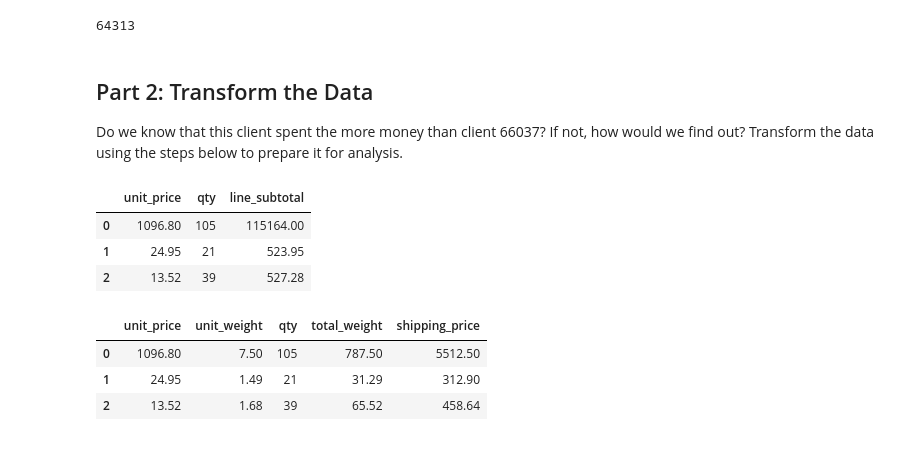
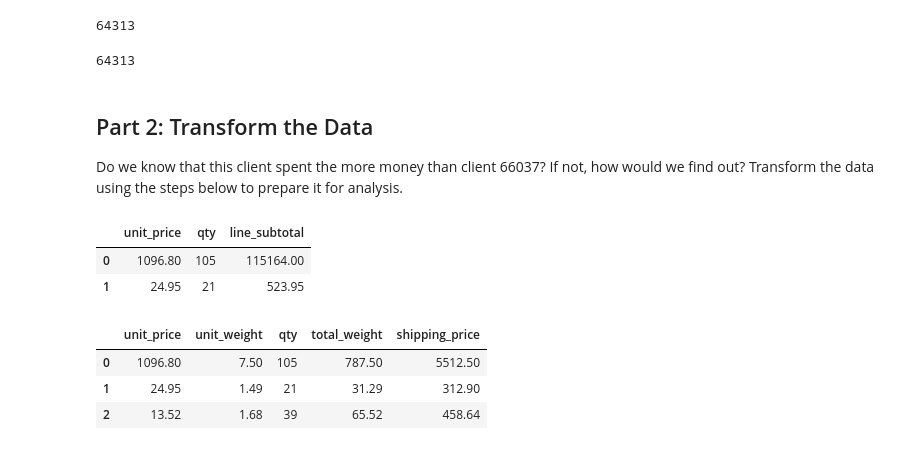
Before and after one commit to Laetitia5/pandas-challenge-1, a Jupyter notebook: Starter_Code/wholesale_data_analysis_starter_code.ipynb, the cells around one changed output. Drawn from its saved outputs; the diff is of its cells as text; code cells hidden in the pictures.

```diff
--- a/Starter_Code/wholesale_data_analysis_starter_code.ipynb
+++ b/Starter_Code/wholesale_data_analysis_starter_code.ipynb
@@ -97,17 +107,19 @@ df.loc[df['client_id'] == 33615, 'qty'].sum()
 # %% [output]
 64313
+# %%
+df.loc[df['client_id'] == 33615, 'qty'].sum()
+# %% [output]
+64313
 # %% [markdown]
 ## Part 2: Transform the Data
 Do we know that this client spent the more money than client 66037? If not, how would we find out? Transform the data using the steps below to prepare it for analysis.
 # %%
 # Create a column that calculates the subtotal for each line using the unit_price and the qty
-line_subtotal = df['unit_price'] * df['qty']
-df['line_subtotal']= line_subtotal
-df[['unit_price','qty','line_subtotal']].head(3)
+df['line_subtotal'] = df['unit_price'] * df['qty']
+df[['unit_price','qty','line_subtotal']].head(2)
 # %% [output]
 |  | unit_price | qty | line_subtotal |
 | 0 | 1096.80 | 105 | 115164.00 |
 | 1 | 24.95 | 21 | 523.95 |
-| 2 | 13.52 | 39 | 527.28 |
 # %%
 # Create a column for shipping price.
```
Also changed, not shown: parts of 10 cells of this notebook, 1 other file.
